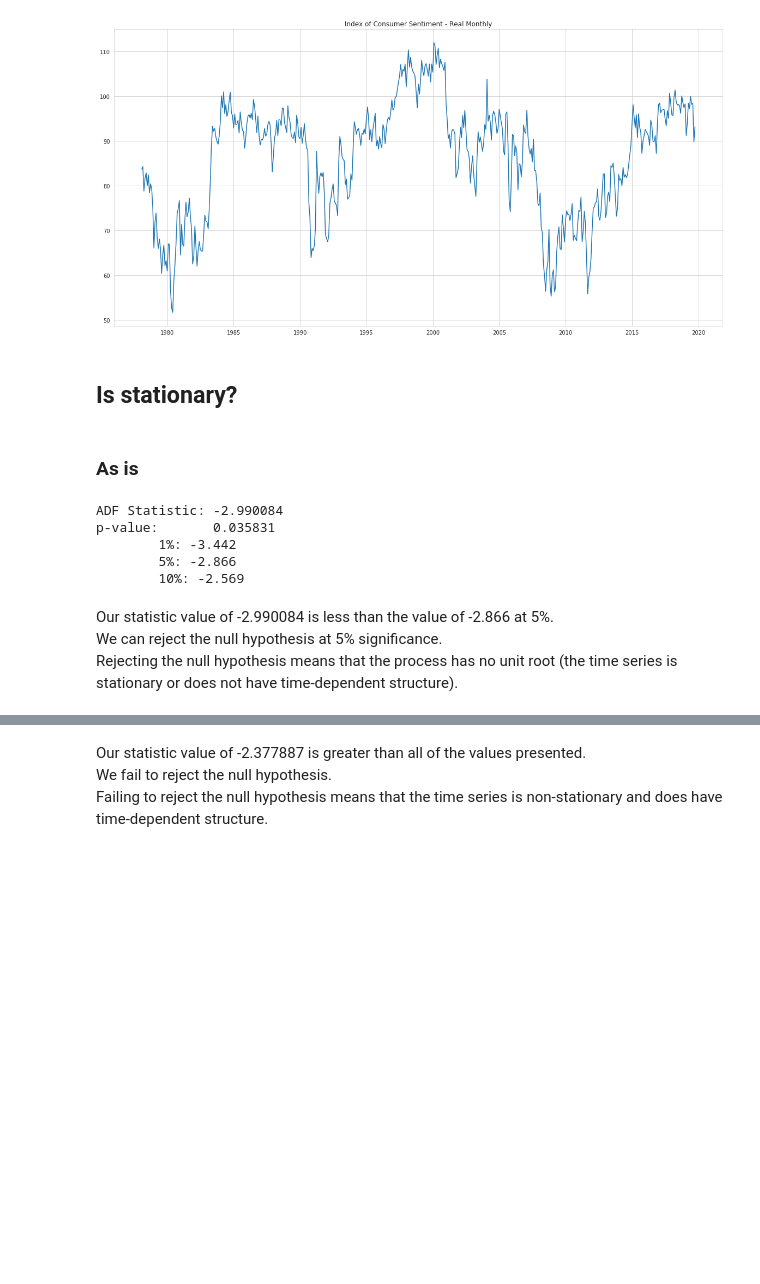
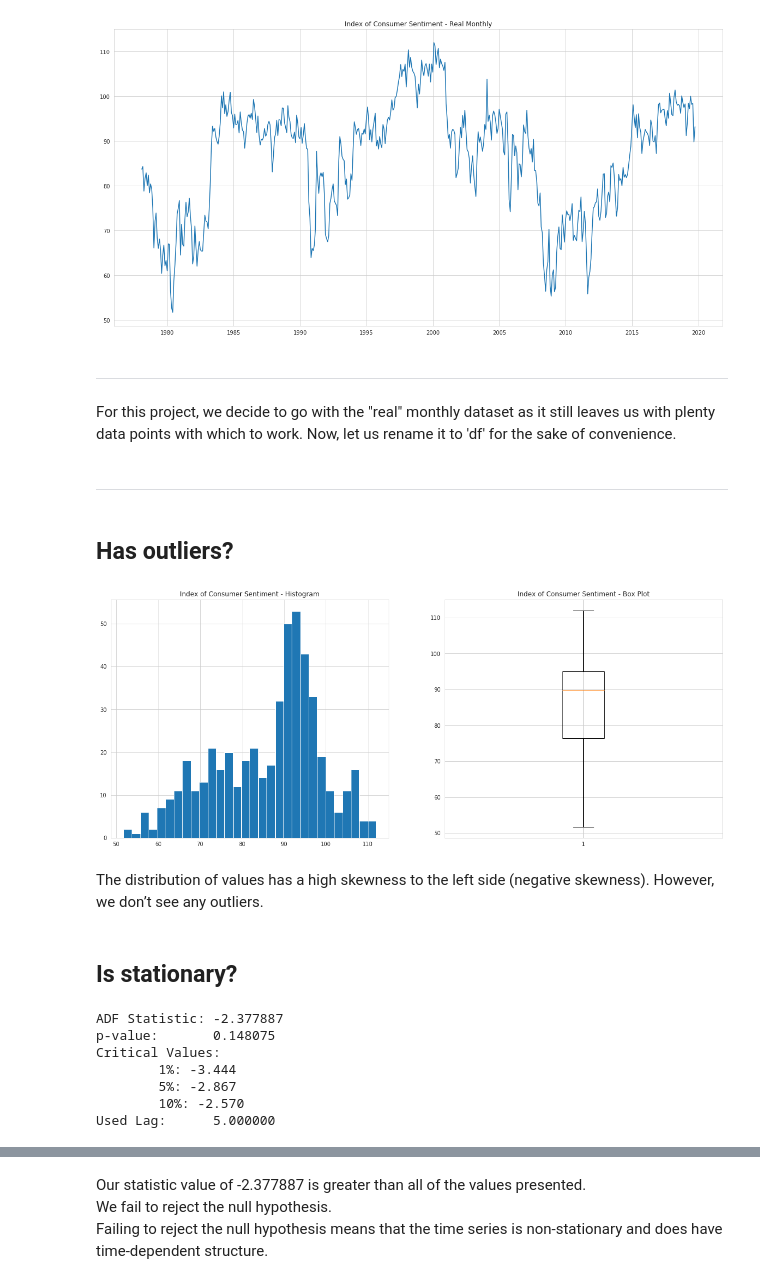
Before and after one commit to nt-ds/ckt-time-series-analysis, a Jupyter notebook: notebooks/Consumer Sentiment - Time Series Analysis.ipynb, the cells around one changed output, grey strips where cells are left out. Cells and saved outputs as stored; diff of their text form; code cells hidden in the pictures; blank space fills up the shorter version.

```diff
--- a/notebooks/Consumer Sentiment - Time Series Analysis.ipynb
+++ b/notebooks/Consumer Sentiment - Time Series Analysis.ipynb
@@ -178,19 +179,38 @@ plt.title("Index of Consumer Sentiment - Real Monthly")
 plt.show()
 # %% [output]
 [figure]
+# %% [markdown]
+--------------------------------------------------
+
+For this project, we decide to go with the "real" monthly dataset as it still leaves us with plenty data points with which to work. Now, let us rename it to 'df' for the sake of convenience.
+# %%
+df = cons_sent_monthly
+# %% [markdown]
+------------------------------------------------
+# %% [markdown]
+## Has outliers?
+# %%
+plt.figure(figsize=(20, 8))
+plt.subplot(121)
+plt.hist(df.values, bins=30)
+plt.title("Index of Consumer Sentiment - Histogram")
+plt.subplot(122)
+plt.boxplot(df.values, showfliers=True)
+plt.title("Index of Consumer Sentiment - Box Plot")
+plt.show()
+# %% [output]
+[figure, added]
+# %% [markdown]
+The distribution of values has a high skewness to the left side (negative skewness). However, we don’t see any outliers.
 # %% [markdown]
 ## Is stationary?
-# %% [markdown]
-### As is
 # %%
-get_stats.Stats.adfuller(cons_sent)
+get_stats.Stats.adfuller(df)
 # %% [output]
-ADF Statistic: -2.990084
-p-value:       0.035831
-        1%: -3.442
-        5%: -2.866
-        10%: -2.569
+ADF Statistic: -2.377887
+p-value:       0.148075
+Critical Values:
+        1%: -3.444
+        5%: -2.867
+        10%: -2.570
+Used Lag:      5.000000
-# %% [markdown]
-Our statistic value of -2.990084 is less than the value of -2.866 at 5%.<br>
-We can reject the null hypothesis at 5% significance.<br>
-Rejecting the null hypothesis means that the process has no unit root (the time series is stationary or does not have time-dependent structure).
```
Also changed, not shown: parts of 37 cells of this notebook.
